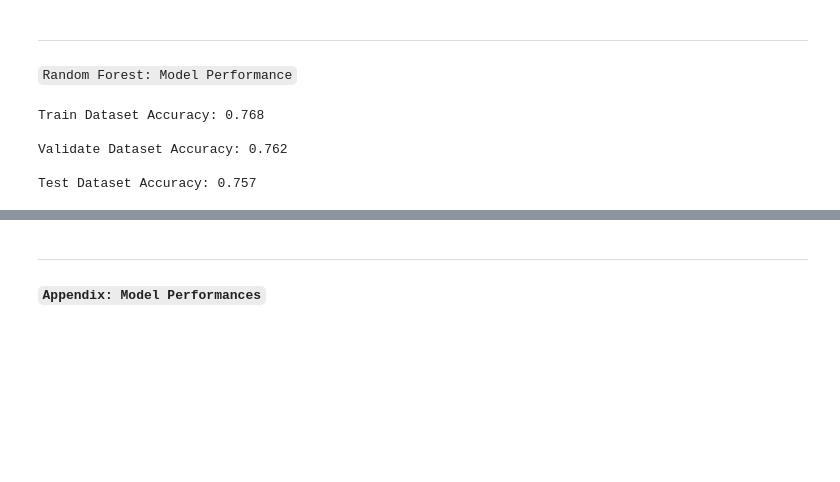
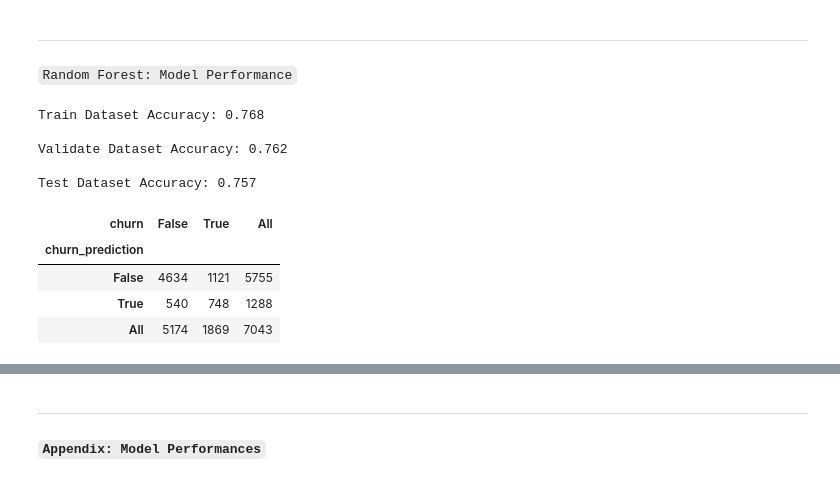
Before and after one commit to mijailmariano/ML-Classification-Telecommunications-Services, a Jupyter notebook: final_report.ipynb, the cells around one changed output, grey strips where cells are left out. Cells and saved outputs as stored; diff of their text form; code cells hidden in the pictures; blank space fills up the shorter version.

```diff
--- a/final_report.ipynb
+++ b/final_report.ipynb
@@ -670,3 +680,15 @@ Train Dataset Accuracy: 0.768
 Validate Dataset Accuracy: 0.762
 
 Test Dataset Accuracy: 0.757
+# %%
+# model used on original telco dataset:
+model = pd.read_csv("final_predictions.csv")
+telco = get_telco_data()
+telco = clean_telco_data(telco)
+pd.crosstab(index = model["churn_prediction"], columns = telco["churn"], margins = True)
+# %% [output]
+| churn | False | True | All |
+| churn_prediction |  |  |  |
+| False | 4634 | 1121 | 5755 |
+| True | 540 | 748 | 1288 |
+| All | 5174 | 1869 | 7043 |
```
Also changed, not shown: parts of 4 cells of this notebook, 3 other files.
